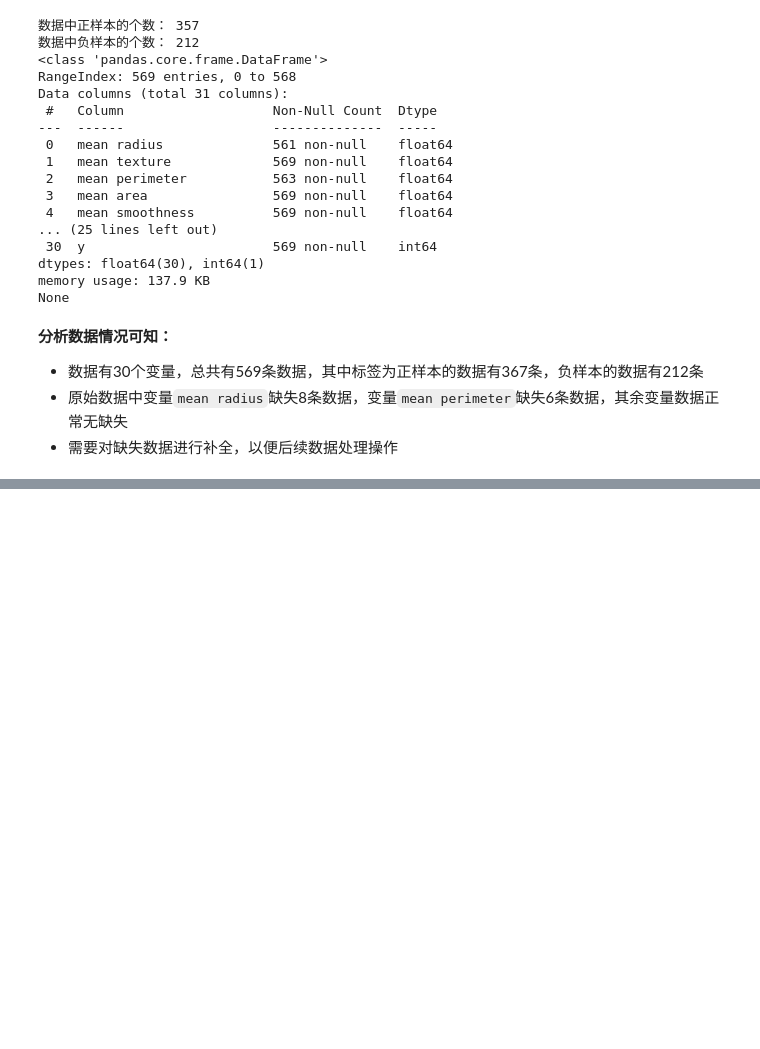
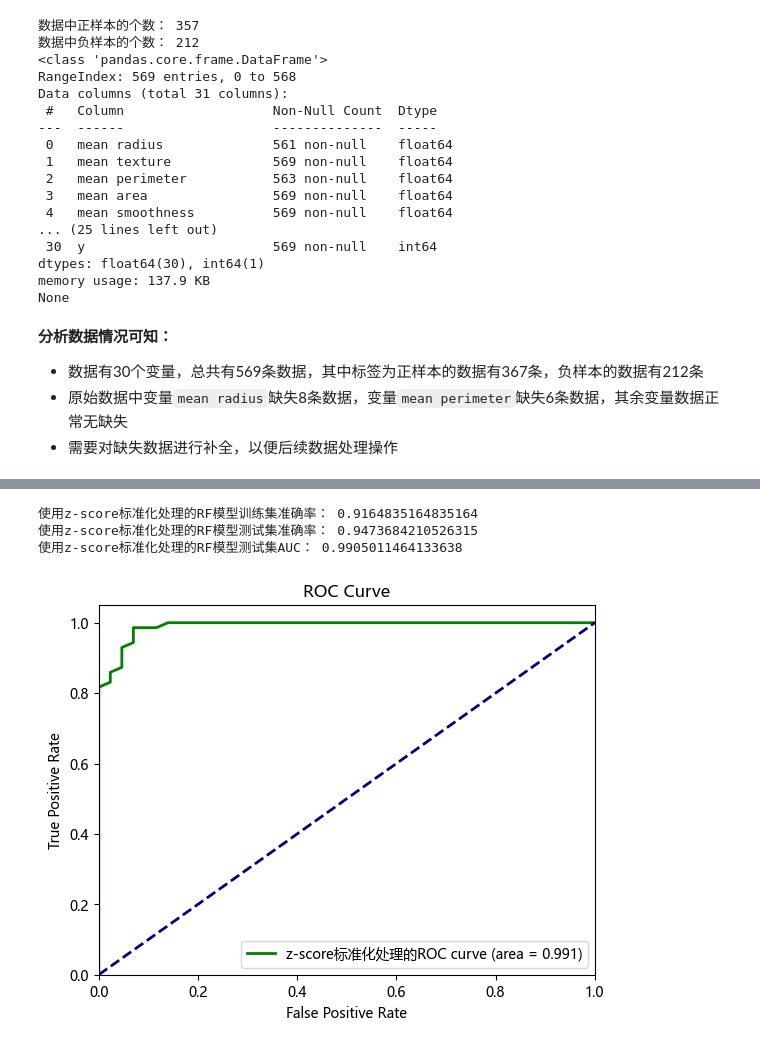
Before and after one commit to AkexStar/LearnPython, a Jupyter notebook: homework2/homework2.ipynb, the cells around one changed output, grey strips where cells are left out. Saved outputs shown, nothing was run; the diff lists cells and outputs as text; code cells hidden in the pictures; blank space fills up the shorter version.

```diff
--- a/homework2/homework2.ipynb
+++ b/homework2/homework2.ipynb
@@ -52,44 +288,30 @@ None
 # %%
-import pandas as pd
-from sklearn.model_selection import train_test_split
-from sklearn.ensemble import RandomForestClassifier
-from sklearn.metrics import accuracy_score, roc_curve, auc
-import matplotlib.pyplot as plt
+# 划分训练集和测试集
+X_train1, X_test1, y_train1, y_test1 = train_test_split(X1, y, test_size=0.2, random_state=42)
 
-# 读取数据
-data = pd.read_csv('breast_cancer.csv')
+rf1 = RandomForestClassifier(max_depth=1, n_estimators=8, random_state=42)
+train_results=rf1.fit(X_train1, y_train1).score(X_train1, y_train1)
+print("使用z-score标准化处理的RF模型训练集准确率：", train_results)
+test_results=rf1.fit(X_train1, y_train1).score(X_test1, y_test1)
+print("使用z-score标准化处理的RF模型测试集准确率：", test_results)
+y_pred_prob1 = rf1.predict_proba(X_test1)[:, 1]
+fpr1, tpr1, thresholds1 = roc_curve(y_test1, y_pred_prob1)
+test_auc=auc(fpr1, tpr1)
+print("使用z-score标准化处理的RF模型测试集AUC：", test_auc)
 
-# 将特征和标签分离
-X = data.iloc[:, :-1]
-y = data.iloc[:, -1]
-
-# 划分训练集和测试集
-X_train, X_test, y_train, y_test = train_test_split(X, y, test_size=0.2, random_state=42)
-
-# 随机森林分类器
-rf = RandomForestClassifier(n_estimators=100, random_state=42)
-rf.fit(X_train, y_train)
-
-# 预测
-y_pred = rf.predict(X_test)
-
-# 计算准确率
-accuracy = accuracy_score(y_test, y_pred)
-print("准确率：", accuracy)
-
-# 计算ROC曲线和AUC指标
-y_pred_prob = rf.predict_proba(X_test)[:, 1]
-fpr, tpr, thresholds = roc_curve(y_test, y_pred_prob)
-roc_auc = auc(fpr, tpr)
-print("AUC指标：", roc_auc)
-
+matplotlib.rc("font", family='Microsoft YaHei')
 # 绘制ROC曲线
-plt.plot(fpr, tpr, color='darkorange', lw=2, label='ROC curve (area = %0.2f)' % roc_auc)
+plt.plot(fpr1, tpr1, color='green', lw=2, label='z-score标准化处理的ROC curve (area = %0.3f)' % roc_auc1)
 plt.plot([0, 1], [0, 1], color='navy', lw=2, linestyle='--')
 plt.xlim([0.0, 1.0])
 plt.ylim([0.0, 1.05])
 plt.xlabel('False Positive Rate')
 plt.ylabel('True Positive Rate')
 plt.title('ROC Curve')
 plt.legend(loc="lower right")
 plt.show()
+# %% [output]
+使用z-score标准化处理的RF模型训练集准确率： 0.9164835164835164
+使用z-score标准化处理的RF模型测试集准确率： 0.9473684210526315
+使用z-score标准化处理的RF模型测试集AUC： 0.9905011464133638
+[figure, added]
```
Also changed, not shown: parts of 13 cells of this notebook.
